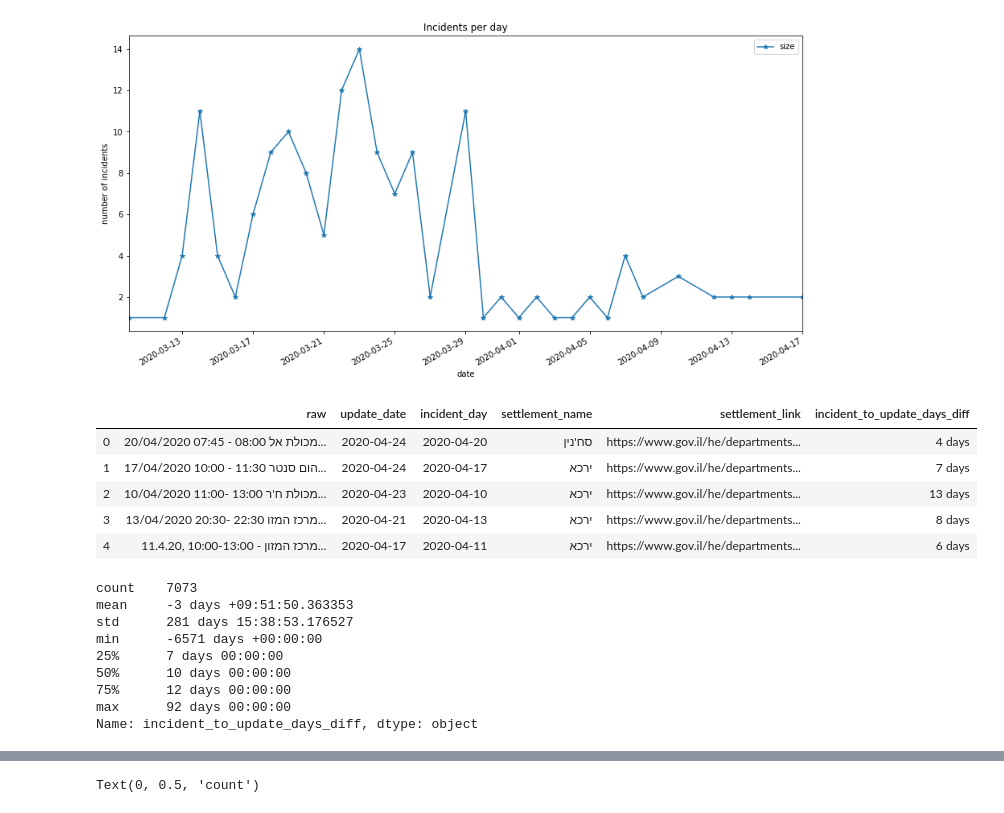
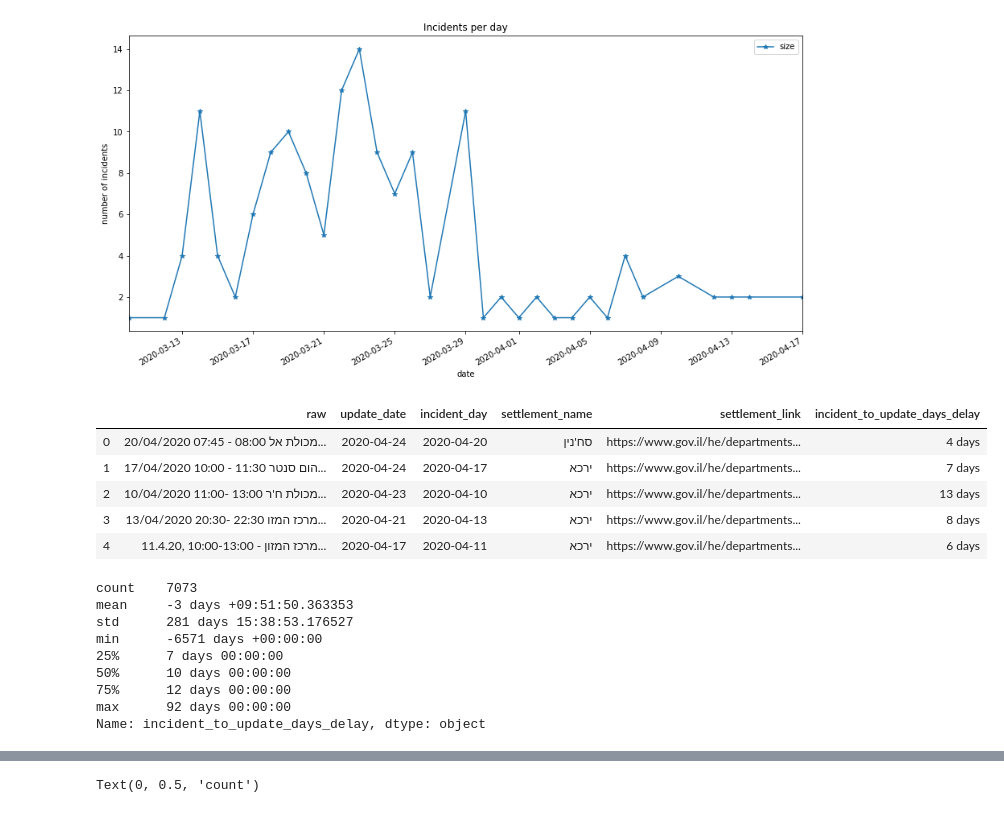
Before and after one commit to erez-aharonov/covid-19-israel-tracker, a Jupyter notebook: analysis.ipynb, the cells around one changed output, grey strips where cells are left out. Drawn from its saved outputs; the diff is of its cells as text; code cells hidden in the pictures.

Commit message:
delay

```diff
--- a/analysis.ipynb
+++ b/analysis.ipynb
@@ -192,17 +192,17 @@ show_stat(incidents_df, 'חיפה')
 ['חיפה']
 [figure]
 # %%
-incidents_df['incident_to_update_days_diff'] = incidents_df['update_date'] - incidents_df['incident_day']
+incidents_df['incident_to_update_days_delay'] = incidents_df['update_date'] - incidents_df['incident_day']
 incidents_df.head()
 # %% [output]
-|  | raw | update_date | incident_day | settlement_name | settlement_link | incident_to_update_days_diff |
+|  | raw | update_date | incident_day | settlement_name | settlement_link | incident_to_update_days_delay |
 | 0 | 20/04/2020 07:45 - 08:00 מכולת אל... | 2020-04-24 | 2020-04-20 | סח'נין | https://www.gov.il/he/departments... | 4 days |
 | 1 | 17/04/2020 10:00 - 11:30 הום סנטר... | 2020-04-24 | 2020-04-17 | ירכא | https://www.gov.il/he/departments... | 7 days |
 | 2 | 10/04/2020 11:00- 13:00 מכולת ח'ר... | 2020-04-23 | 2020-04-10 | ירכא | https://www.gov.il/he/departments... | 13 days |
 | 3 | 13/04/2020 20:30- 22:30 מרכז המזו... | 2020-04-21 | 2020-04-13 | ירכא | https://www.gov.il/he/departments... | 8 days |
 | 4 | 11.4.20, 10:00-13:00 - מרכז המזון... | 2020-04-17 | 2020-04-11 | ירכא | https://www.gov.il/he/departments... | 6 days |
 # %%
-incidents_df['incident_to_update_days_diff'].describe()
+incidents_df['incident_to_update_days_delay'].describe()
 # %% [output]
 count    7073
 mean     -3 days +09:51:50.363353
@@ -212,5 +212,5 @@ min      -6571 days +00:00:00
 50%      10 days 00:00:00
 75%      12 days 00:00:00
 max      92 days 00:00:00
-Name: incident_to_update_days_diff, dtype: object
+Name: incident_to_update_days_delay, dtype: object
 # %%
```
Also changed, not shown: parts of 5 cells of this notebook.
